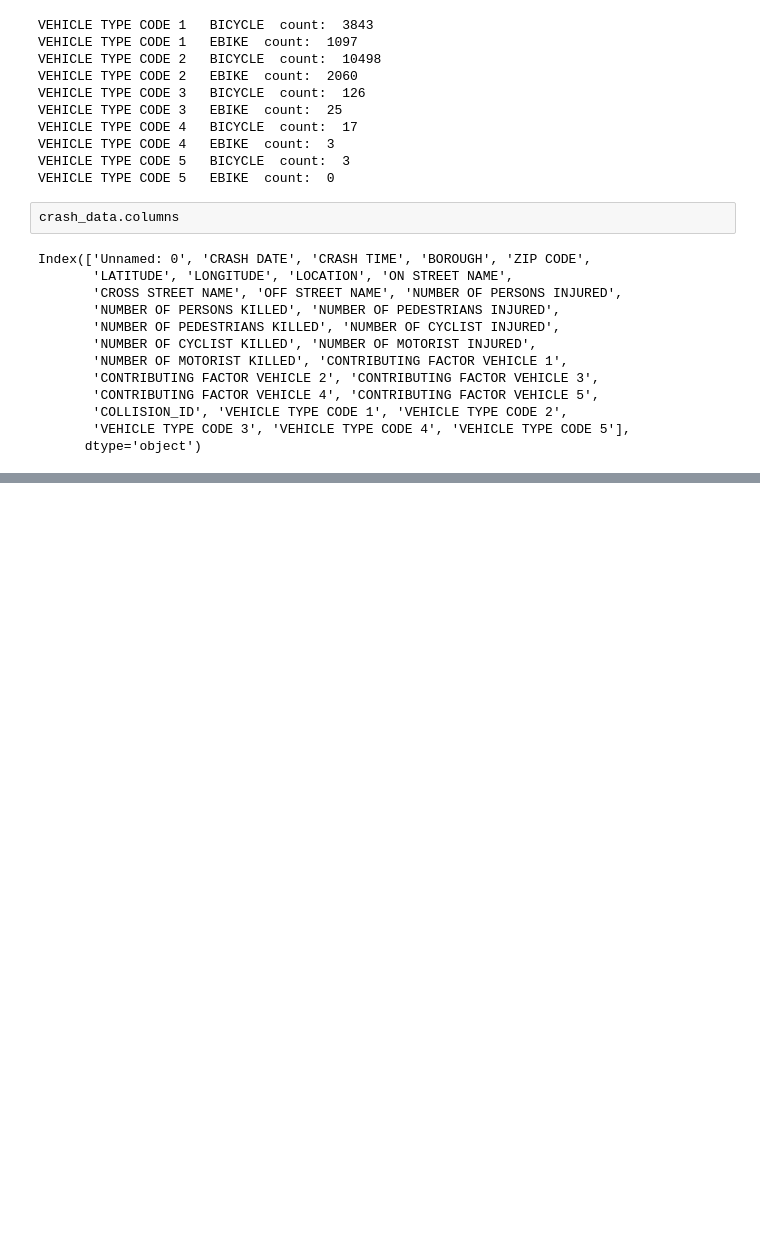
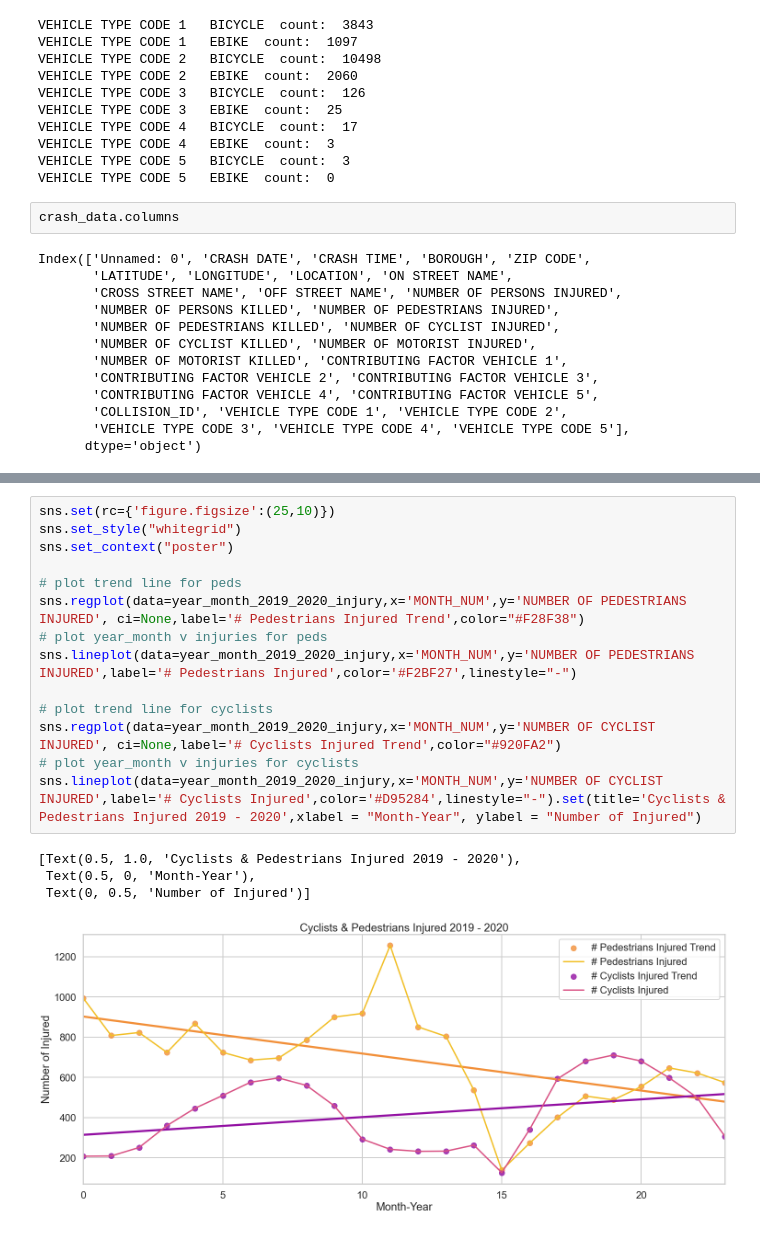
Before and after one commit to clyman23/spoke, a Jupyter notebook: notebooks/lizpysher/Crash_Data_2019_2020_2021.ipynb, the cells around one changed output, grey strips where cells are left out. Saved outputs shown, nothing was run; the diff lists cells and outputs as text; blank space fills up the shorter version.

```diff
--- a/notebooks/lizpysher/Crash_Data_2019_2020_2021.ipynb
+++ b/notebooks/lizpysher/Crash_Data_2019_2020_2021.ipynb
@@ -157,0 +216,19 @@ yearly_num_injured_or_killed
+# %%
+sns.set(rc={'figure.figsize':(25,10)})
+sns.set_style("whitegrid")
+sns.set_context("poster")
+
+# plot trend line for peds
+sns.regplot(data=year_month_2019_2020_injury,x='MONTH_NUM',y='NUMBER OF PEDESTRIANS INJURED', ci=None,label='# Pedestrians Injured Trend',color="#F28F38")
+# plot year_month v injuries for peds
+sns.lineplot(data=year_month_2019_2020_injury,x='MONTH_NUM',y='NUMBER OF PEDESTRIANS INJURED',label='# Pedestrians Injured',color='#F2BF27',linestyle="-")
+
+# plot trend line for cyclists
+sns.regplot(data=year_month_2019_2020_injury,x='MONTH_NUM',y='NUMBER OF CYCLIST INJURED', ci=None,label='# Cyclists Injured Trend',color="#920FA2")
+# plot year_month v injuries for cyclists
+sns.lineplot(data=year_month_2019_2020_injury,x='MONTH_NUM',y='NUMBER OF CYCLIST INJURED',label='# Cyclists Injured',color='#D95284',linestyle="-").set(title='Cyclists & Pedestrians Injured 2019 - 2020',xlabel = "Month-Year", ylabel = "Number of Injured")
+# %% [output]
+[Text(0.5, 1.0, 'Cyclists & Pedestrians Injured 2019 - 2020'),
+ Text(0.5, 0, 'Month-Year'),
+ Text(0, 0.5, 'Number of Injured')]
+[figure, added]
```
Also changed, not shown: parts of 12 cells of this notebook, 1 other file.
